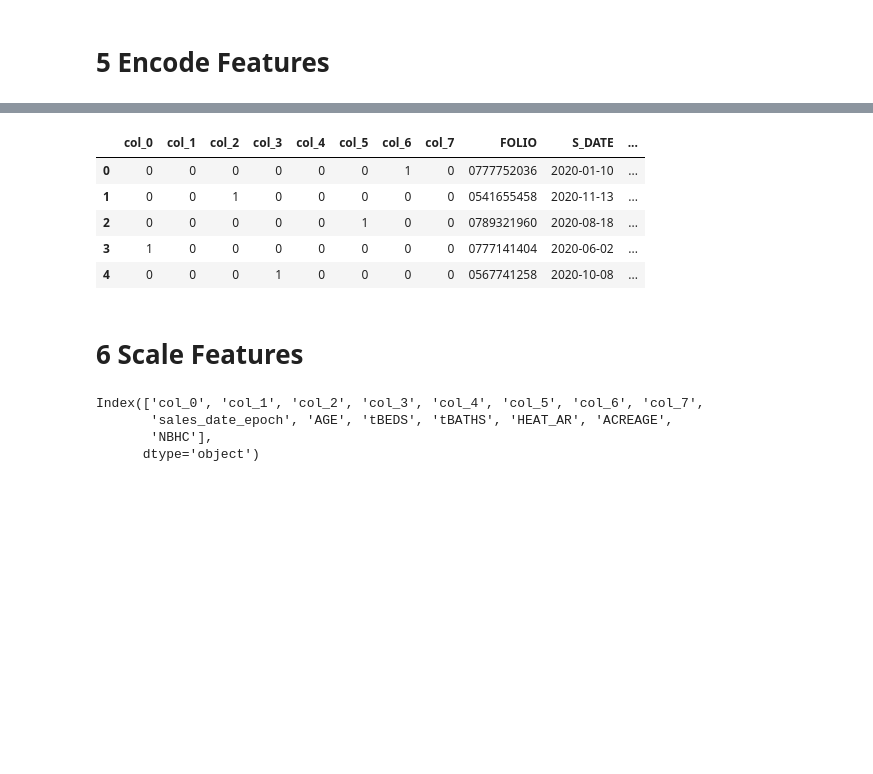
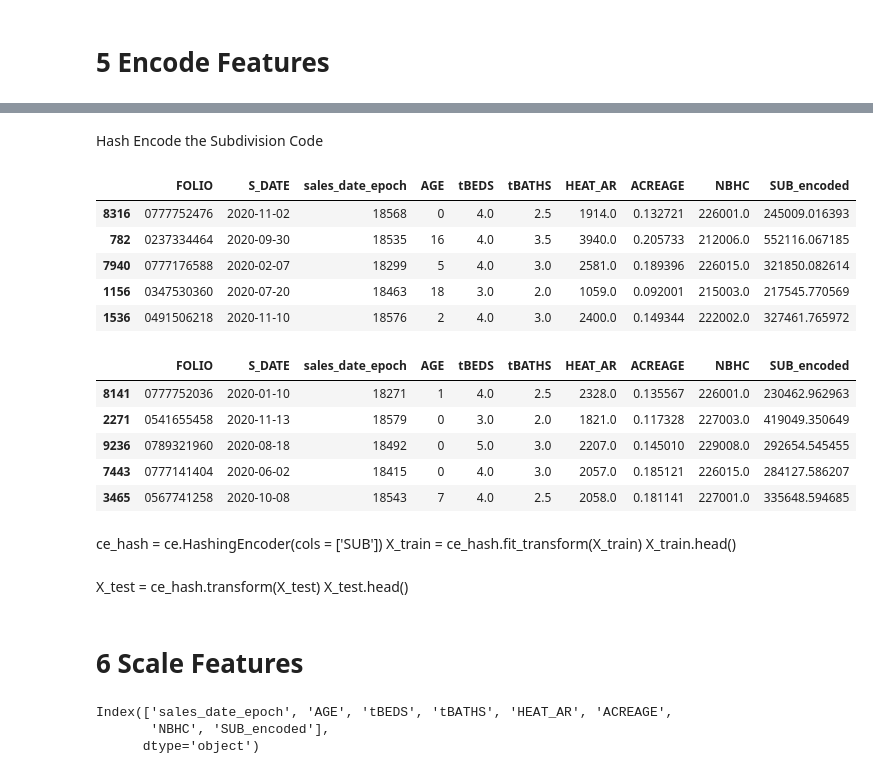
Before and after one commit to mkars01/real-estate-invest-recommender, a Jupyter notebook: notebooks/04_Feature_Engineering.ipynb, the cells around one changed output, grey strips where cells are left out. Saved outputs shown, nothing was run; the diff lists cells and outputs as text; code cells hidden in the pictures; blank space fills up the shorter version.

```diff
--- a/notebooks/04_Feature_Engineering.ipynb
+++ b/notebooks/04_Feature_Engineering.ipynb
@@ -108,10 +94,0 @@ X_train.head()
-# %%
-X_test = ce_hash.transform(X_test)
-X_test.head()
-# %% [output]
-|  | col_0 | col_1 | col_2 | col_3 | col_4 | col_5 | col_6 | col_7 | FOLIO | S_DATE | ... |
-| 0 | 0 | 0 | 0 | 0 | 0 | 0 | 1 | 0 | 0777752036 | 2020-01-10 | ... |
-| 1 | 0 | 0 | 1 | 0 | 0 | 0 | 0 | 0 | 0541655458 | 2020-11-13 | ... |
-| 2 | 0 | 0 | 0 | 0 | 0 | 1 | 0 | 0 | 0789321960 | 2020-08-18 | ... |
-| 3 | 1 | 0 | 0 | 0 | 0 | 0 | 0 | 0 | 0777141404 | 2020-06-02 | ... |
-| 4 | 0 | 0 | 0 | 1 | 0 | 0 | 0 | 0 | 0567741258 | 2020-10-08 | ... |
@@ -121,13 +95,44 @@ X_test.head()
-# %% [markdown]
-# 6 Scale Features<a id='6'></a>
-# %%
-num_cols = X_train.select_dtypes(include=np.number).columns
-num_cols
-# %% [output]
-Index(['col_0', 'col_1', 'col_2', 'col_3', 'col_4', 'col_5', 'col_6', 'col_7',
-       'sales_date_epoch', 'AGE', 'tBEDS', 'tBATHS', 'HEAT_AR', 'ACREAGE',
-       'NBHC'],
-      dtype='object')
+# %% [markdown]
+Hash Encode the Subdivision Code
+# %%
+ce_target = ce.TargetEncoder()
+X_train['SUB_encoded'] = ce_target.fit_transform(X_train['SUB'], y_train)
+X_train.drop('SUB', axis=1, inplace=True)
+X_train.head()
+# %% [output]
+|  | FOLIO | S_DATE | sales_date_epoch | AGE | tBEDS | tBATHS | HEAT_AR | ACREAGE | NBHC | SUB_encoded |
+| 8316 | 0777752476 | 2020-11-02 | 18568 | 0 | 4.0 | 2.5 | 1914.0 | 0.132721 | 226001.0 | 245009.016393 |
+| 782 | 0237334464 | 2020-09-30 | 18535 | 16 | 4.0 | 3.5 | 3940.0 | 0.205733 | 212006.0 | 552116.067185 |
+| 7940 | 0777176588 | 2020-02-07 | 18299 | 5 | 4.0 | 3.0 | 2581.0 | 0.189396 | 226015.0 | 321850.082614 |
+| 1156 | 0347530360 | 2020-07-20 | 18463 | 18 | 3.0 | 2.0 | 1059.0 | 0.092001 | 215003.0 | 217545.770569 |
+| 1536 | 0491506218 | 2020-11-10 | 18576 | 2 | 4.0 | 3.0 | 2400.0 | 0.149344 | 222002.0 | 327461.765972 |
+# %%
+X_test['SUB_encoded'] = ce_target.transform(X_test['SUB'])
+X_test.drop('SUB', axis=1, inplace=True)
+X_test.head()
+# %% [output]
+|  | FOLIO | S_DATE | sales_date_epoch | AGE | tBEDS | tBATHS | HEAT_AR | ACREAGE | NBHC | SUB_encoded |
+| 8141 | 0777752036 | 2020-01-10 | 18271 | 1 | 4.0 | 2.5 | 2328.0 | 0.135567 | 226001.0 | 230462.962963 |
+| 2271 | 0541655458 | 2020-11-13 | 18579 | 0 | 3.0 | 2.0 | 1821.0 | 0.117328 | 227003.0 | 419049.350649 |
+| 9236 | 0789321960 | 2020-08-18 | 18492 | 0 | 5.0 | 3.0 | 2207.0 | 0.145010 | 229008.0 | 292654.545455 |
+| 7443 | 0777141404 | 2020-06-02 | 18415 | 0 | 4.0 | 3.0 | 2057.0 | 0.185121 | 226015.0 | 284127.586207 |
+| 3465 | 0567741258 | 2020-10-08 | 18543 | 7 | 4.0 | 2.5 | 2058.0 | 0.181141 | 227001.0 | 335648.594685 |
+# %% [markdown]
+ce_hash = ce.HashingEncoder(cols = ['SUB'])
+X_train = ce_hash.fit_transform(X_train)
+X_train.head()
+# %% [markdown]
+X_test = ce_hash.transform(X_test)
+X_test.head()
+# %% [markdown]
+# 6 Scale Features<a id='6'></a>
+# %%
+num_cols = X_train.select_dtypes(include=np.number).columns
+num_cols
+# %% [output]
+Index(['sales_date_epoch', 'AGE', 'tBEDS', 'tBATHS', 'HEAT_AR', 'ACREAGE',
+       'NBHC', 'SUB_encoded'],
+      dtype='object')
 # %%
 # Apply a standard scaler to the training data
 X_train_scaled = X_train
```
Also changed, not shown: parts of 8 cells of this notebook, 1 other file.
